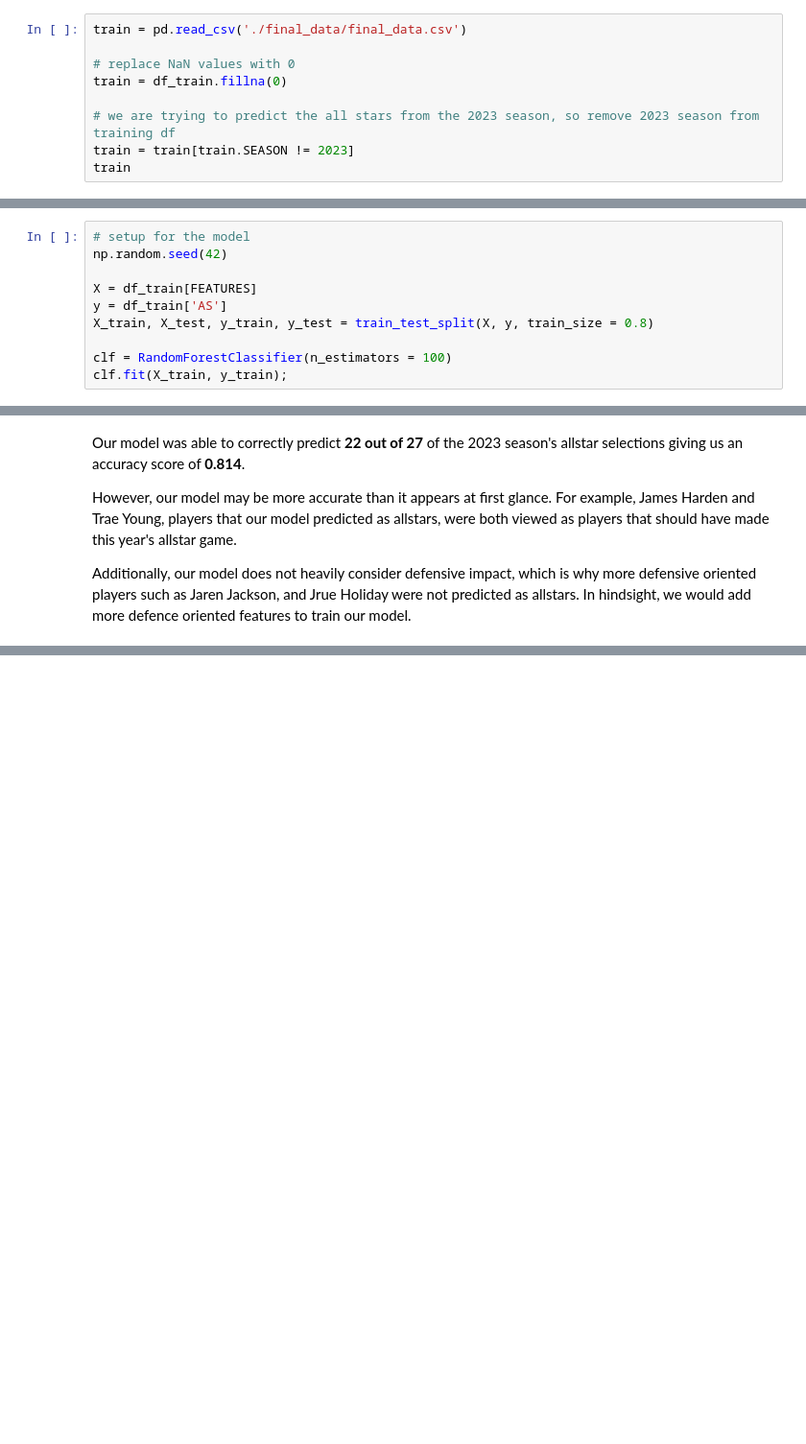
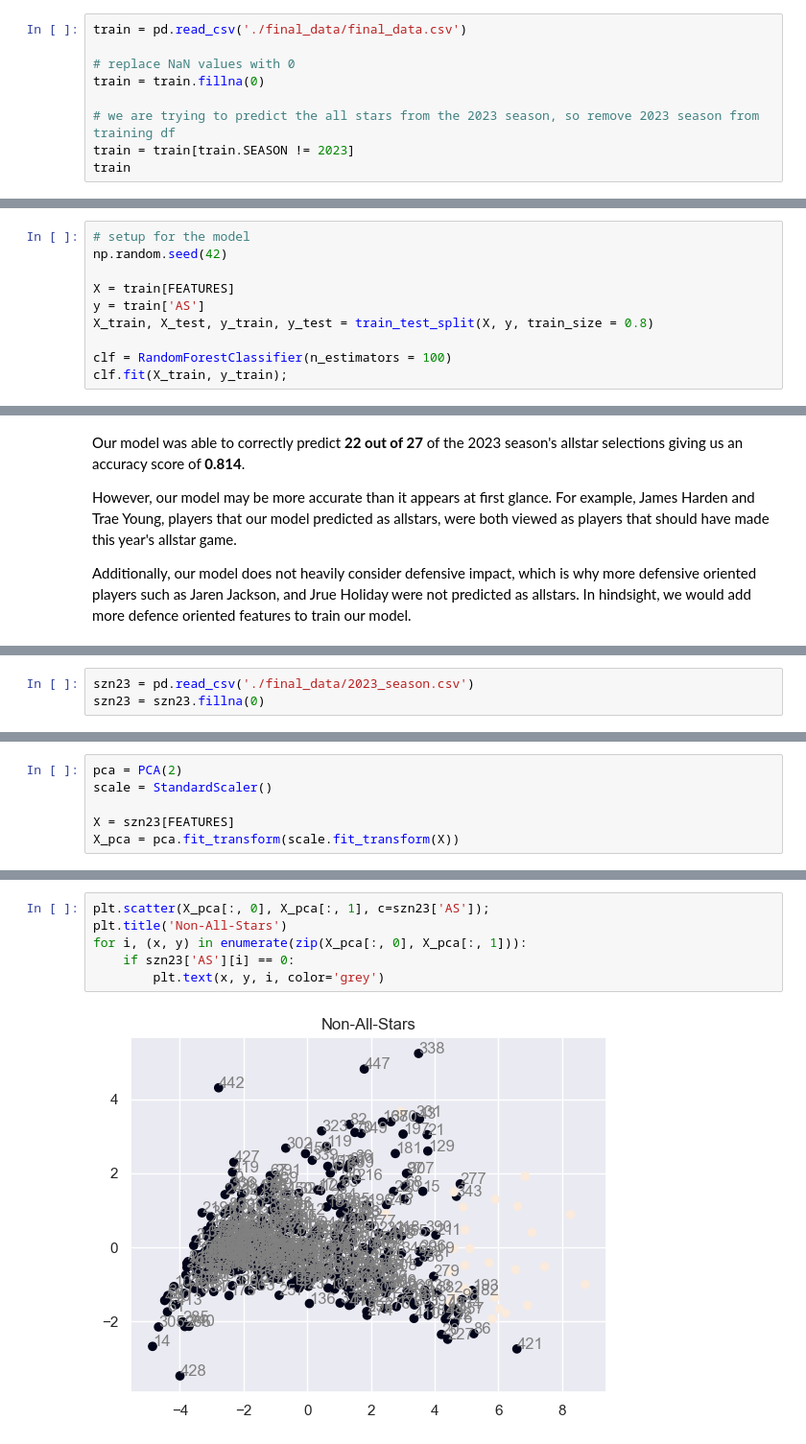
Before and after one commit to hln33/NBA-Allstar-Classifier, a Jupyter notebook: 08-model-predict.ipynb, the cells around one changed output, grey strips where cells are left out. Shown: that part at 96% size. Saved outputs shown, nothing was run; the diff lists cells and outputs as text; blank space fills up the shorter version.

```diff
--- a/08-model-predict.ipynb
+++ b/08-model-predict.ipynb
@@ -25,7 +25,7 @@ FEATURES = [
 train = pd.read_csv('./final_data/final_data.csv')
 
 # replace NaN values with 0
-train = df_train.fillna(0)
+train = train.fillna(0)
 
 # we are trying to predict the all stars from the 2023 season, so remove 2023 season from training df
 train = train[train.SEASON != 2023]
@@ -48,8 +48,8 @@ train
 # setup for the model
 np.random.seed(42)
 
-X = df_train[FEATURES]
-y = df_train['AS']
+X = train[FEATURES]
+y = train['AS']
 X_train, X_test, y_train, y_test = train_test_split(X, y, train_size = 0.8)
 
 clf = RandomForestClassifier(n_estimators = 100)
@@ -159,0 +171,3 @@ In hindsight, we would add more defence oriented features to train our model.
+# %%
+szn23 = pd.read_csv('./final_data/2023_season.csv')
+szn23 = szn23.fillna(0)
@@ -159,0 +176,6 @@ In hindsight, we would add more defence oriented features to train our model.
+# %%
+pca = PCA(2)
+scale = StandardScaler()
+
+X = szn23[FEATURES]
+X_pca = pca.fit_transform(scale.fit_transform(X))
@@ -159,0 +229,8 @@ In hindsight, we would add more defence oriented features to train our model.
+# %%
+plt.scatter(X_pca[:, 0], X_pca[:, 1], c=szn23['AS']);
+plt.title('Non-All-Stars')
+for i, (x, y) in enumerate(zip(X_pca[:, 0], X_pca[:, 1])):
+    if szn23['AS'][i] == 0:
+        plt.text(x, y, i, color='grey')
+# %% [output]
+[figure, added]
```
Also changed, not shown: parts of 15 cells of this notebook.
